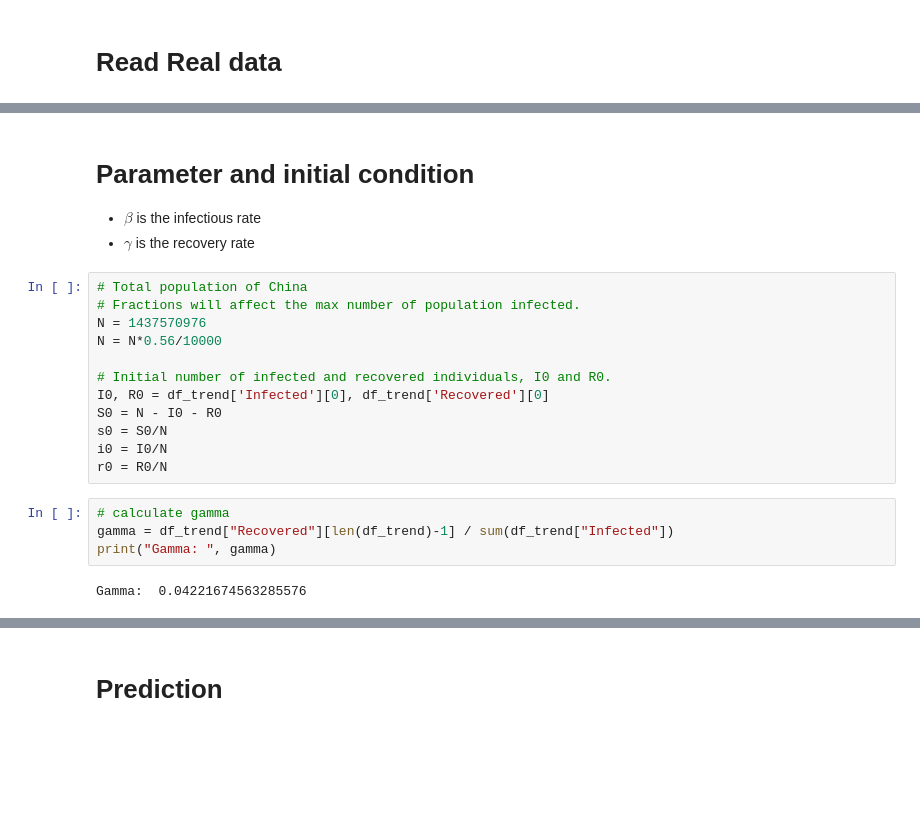
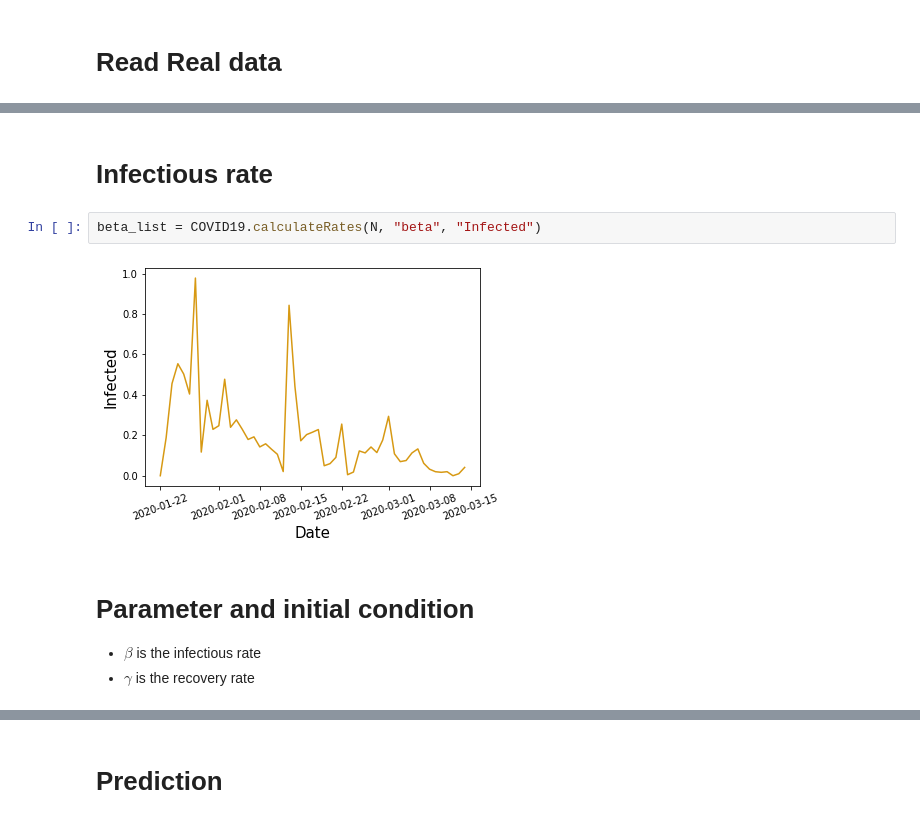
Before and after one commit to lit26/Novel-Corona-Virus-2019, a Jupyter notebook: SIR model for Coronavirus 2019- Case China (update 3-15-2020).ipynb, the cells around one changed output, grey strips where cells are left out. Saved outputs shown, nothing was run; the diff lists cells and outputs as text; blank space fills up the shorter version.

```diff
--- a/SIR model for Coronavirus 2019- Case China (update 3-15-2020).ipynb
+++ b/SIR model for Coronavirus 2019- Case China (update 3-15-2020).ipynb
@@ -100,22 +61,10 @@ To register the converters:
+# %% [markdown]
+# Infectious rate
+# %%
+beta_list = COVID19.calculateRates(N, "beta", "Infected")
+# %% [output]
+[figure, added]
 # %% [markdown]
 # Parameter and initial condition
 * $\beta$ is the infectious rate
 * $\gamma$ is the recovery rate
-# %%
-# Total population of China
-# Fractions will affect the max number of population infected.
-N = 1437570976
-N = N*0.56/10000
-
-# Initial number of infected and recovered individuals, I0 and R0.
-I0, R0 = df_trend['Infected'][0], df_trend['Recovered'][0]
-S0 = N - I0 - R0
-s0 = S0/N
-i0 = I0/N
-r0 = R0/N
-# %%
-# calculate gamma
-gamma = df_trend["Recovered"][len(df_trend)-1] / sum(df_trend["Infected"])
-print("Gamma: ", gamma)
-# %% [output]
-Gamma:  0.04221674563285576
```
Also changed, not shown: parts of 19 cells of this notebook.
